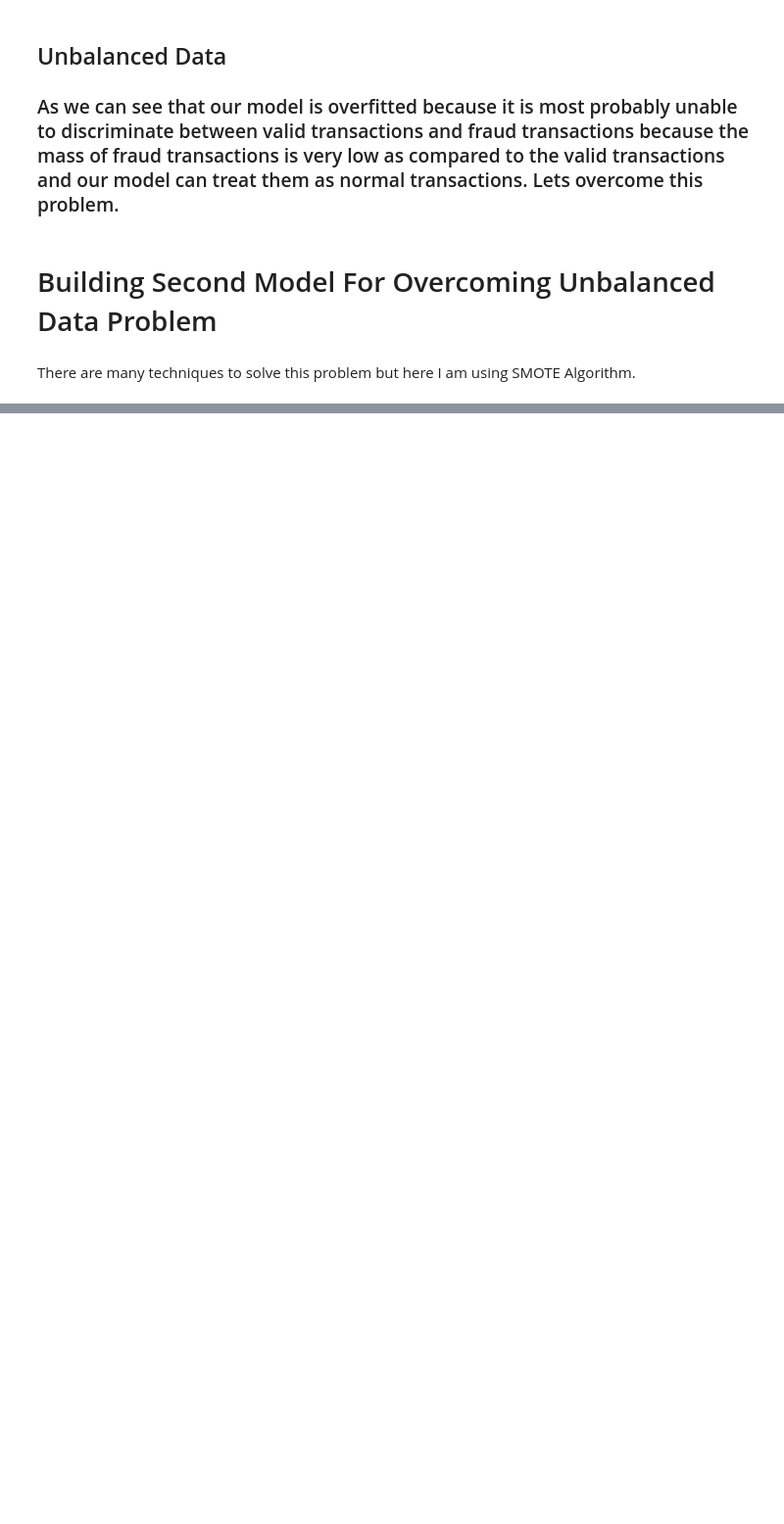
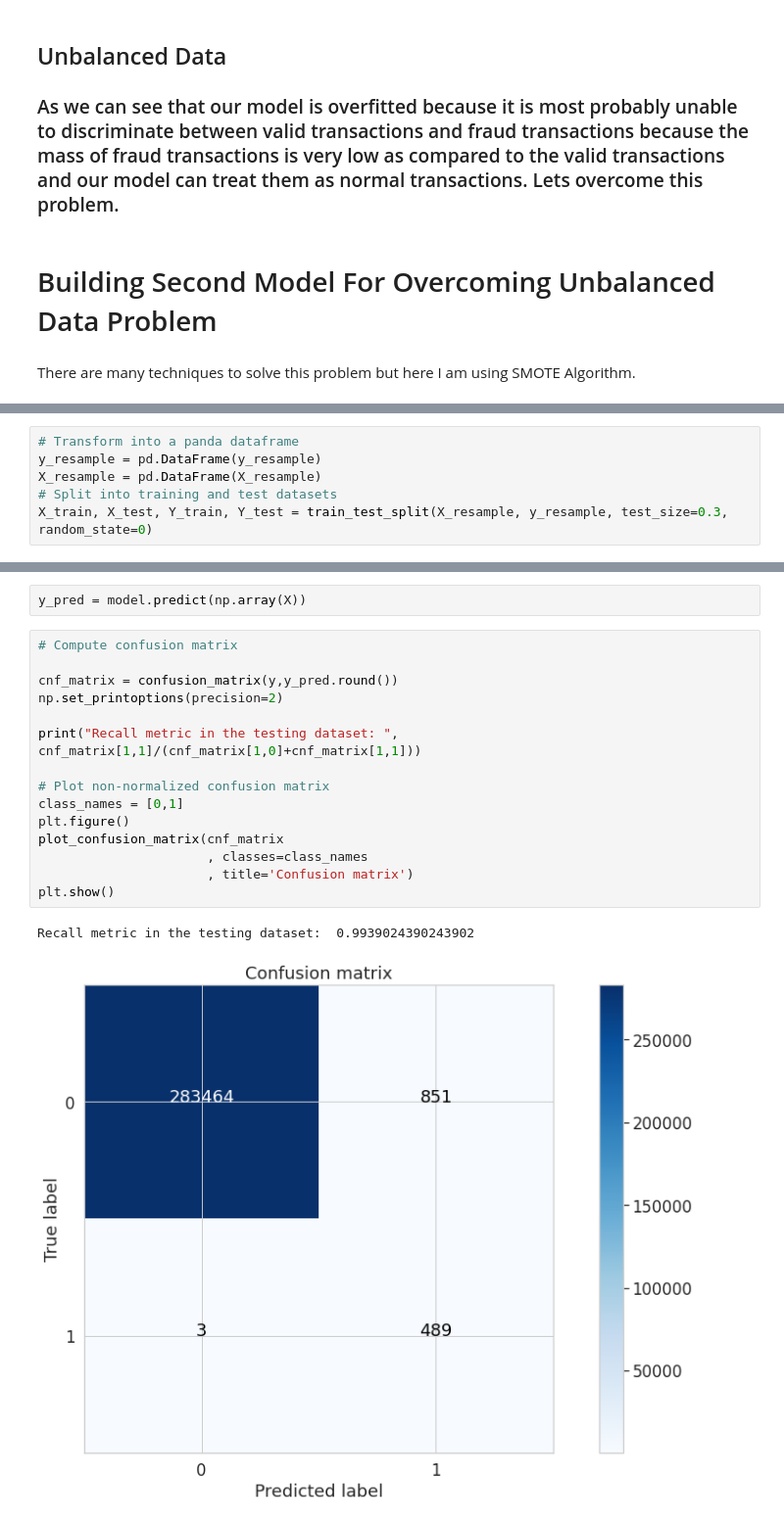
Before and after one commit to SyedHuzaifa007/PIAIC-Deep-Learning-Assignment, a Jupyter notebook: Credit_Card_Fraud_Detection_assignment.ipynb, the cells around one changed output, grey strips where cells are left out. Shown at 98% size. Saved outputs shown, nothing was run; the diff lists cells and outputs as text; blank space fills up the shorter version.

```diff
--- a/Credit_Card_Fraud_Detection_assignment.ipynb
+++ b/Credit_Card_Fraud_Detection_assignment.ipynb
@@ -449,0 +478,6 @@ There are many techniques to solve this problem but here I am using SMOTE Algori
+# %%
+# Transform into a panda dataframe
+y_resample = pd.DataFrame(y_resample)
+X_resample = pd.DataFrame(X_resample)
+# Split into training and test datasets
+X_train, X_test, Y_train, Y_test = train_test_split(X_resample, y_resample, test_size=0.3, random_state=0)
@@ -449,0 +604,20 @@ There are many techniques to solve this problem but here I am using SMOTE Algori
+# %%
+y_pred = model.predict(np.array(X))
+# %%
+# Compute confusion matrix
+
+cnf_matrix = confusion_matrix(y,y_pred.round())
+np.set_printoptions(precision=2)
+
+print("Recall metric in the testing dataset: ", cnf_matrix[1,1]/(cnf_matrix[1,0]+cnf_matrix[1,1]))
+
+# Plot non-normalized confusion matrix
+class_names = [0,1]
+plt.figure()
+plot_confusion_matrix(cnf_matrix
+                      , classes=class_names
+                      , title='Confusion matrix')
+plt.show()
+# %% [output]
+Recall metric in the testing dataset:  0.9939024390243902
+[figure, added]
```
Also changed, not shown: parts of 11 cells of this notebook.
